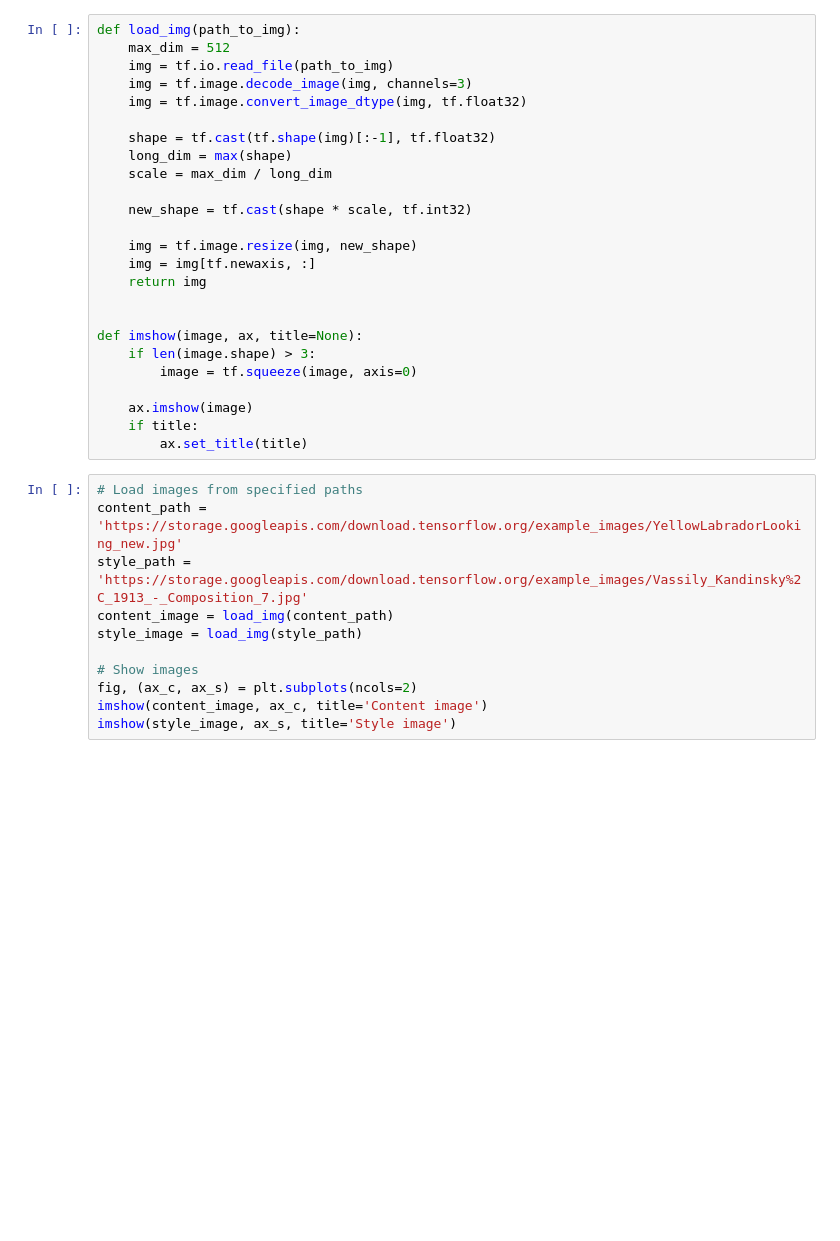
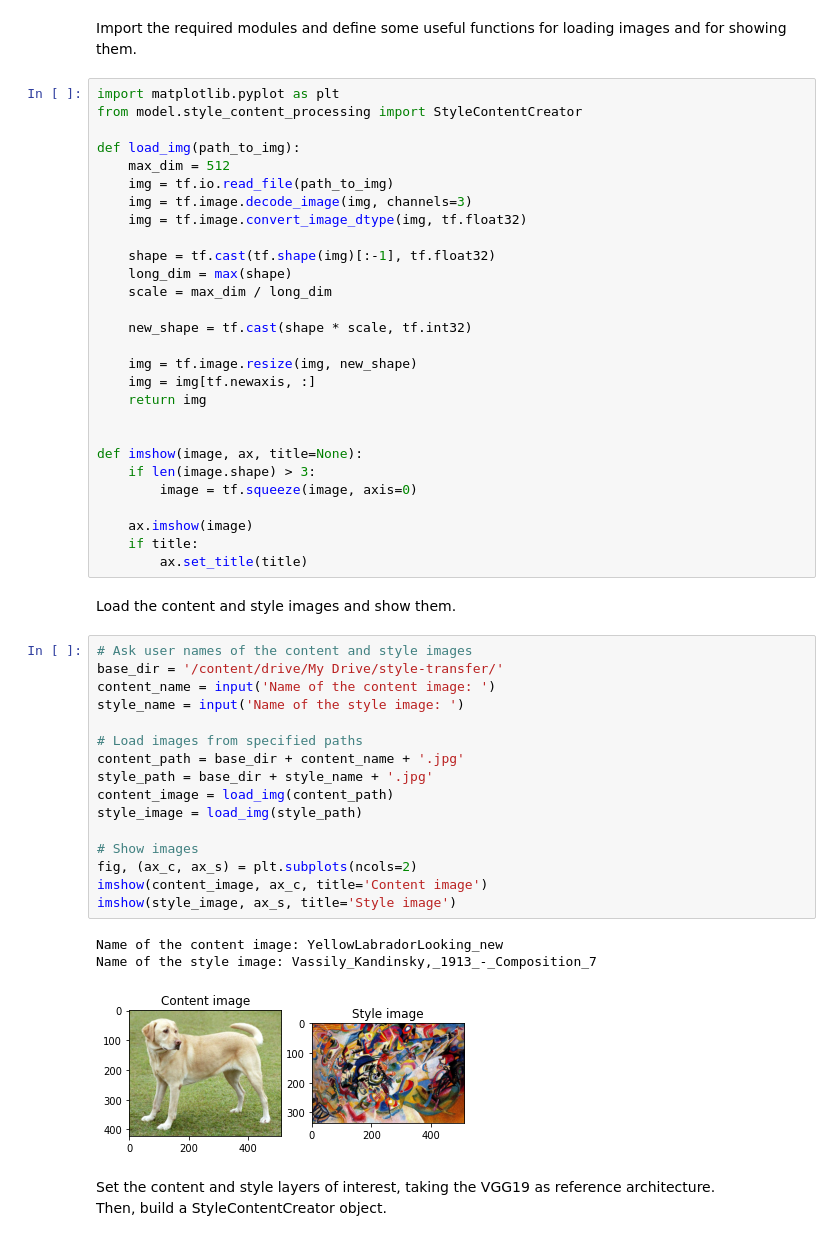
Before and after one commit to nihil21/style-transfer, a Jupyter notebook: style-transfer/style-transfer.ipynb, the cells around one changed output. Cells and saved outputs as stored; diff of their text form; blank space fills up the shorter version.

```diff
--- a/style-transfer/style-transfer.ipynb
+++ b/style-transfer/style-transfer.ipynb
@@ -8,4 +59,9 @@ STEPS = 100
+# %% [markdown]
+Import the required modules and define some useful functions for loading images and for showing them.
 # %%
+import matplotlib.pyplot as plt
+from model.style_content_processing import StyleContentCreator
+
 def load_img(path_to_img):
     max_dim = 512
     img = tf.io.read_file(path_to_img)
@@ -30,17 +86,31 @@ def imshow(image, ax, title=None):
     ax.imshow(image)
     if title:
         ax.set_title(title)
+# %% [markdown]
+Load the content and style images and show them.
 # %%
+# Ask user names of the content and style images
+base_dir = '/content/drive/My Drive/style-transfer/'
+content_name = input('Name of the content image: ')
+style_name = input('Name of the style image: ')
+
 # Load images from specified paths
-content_path = 'https://storage.googleapis.com/download.tensorflow.org/example_images/YellowLabradorLooking_new.jpg'
-style_path = 'https://storage.googleapis.com/download.tensorflow.org/example_images/Vassily_Kandinsky%2C_1913_-_Composition_7.jpg'
+content_path = base_dir + content_name + '.jpg'
+style_path = base_dir + style_name + '.jpg'
 content_image = load_img(content_path)
 style_image = load_img(style_path)
 
 # Show images
 fig, (ax_c, ax_s) = plt.subplots(ncols=2)
 imshow(content_image, ax_c, title='Content image')
 imshow(style_image, ax_s, title='Style image')
+# %% [output]
+Name of the content image: YellowLabradorLooking_new
+Name of the style image: Vassily_Kandinsky,_1913_-_Composition_7
+[figure, added]
+# %% [markdown]
+Set the content and style layers of interest, taking the VGG19 as reference architecture.
+Then, build a StyleContentCreator object.
 # %%
 # Set content and style layers of interest
 content_layers = ['block5_conv2']
```
Also changed, not shown: parts of 14 cells of this notebook.
